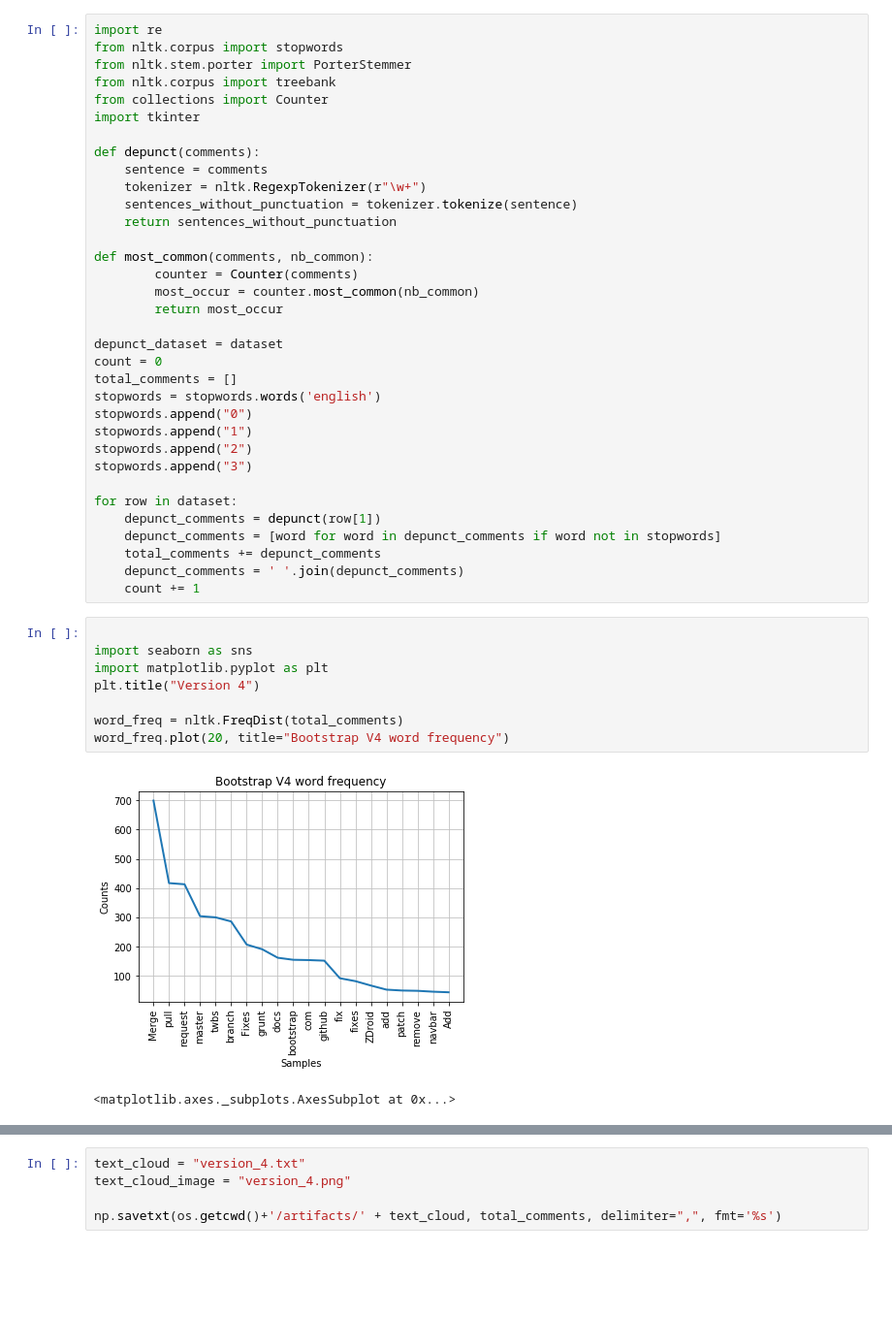
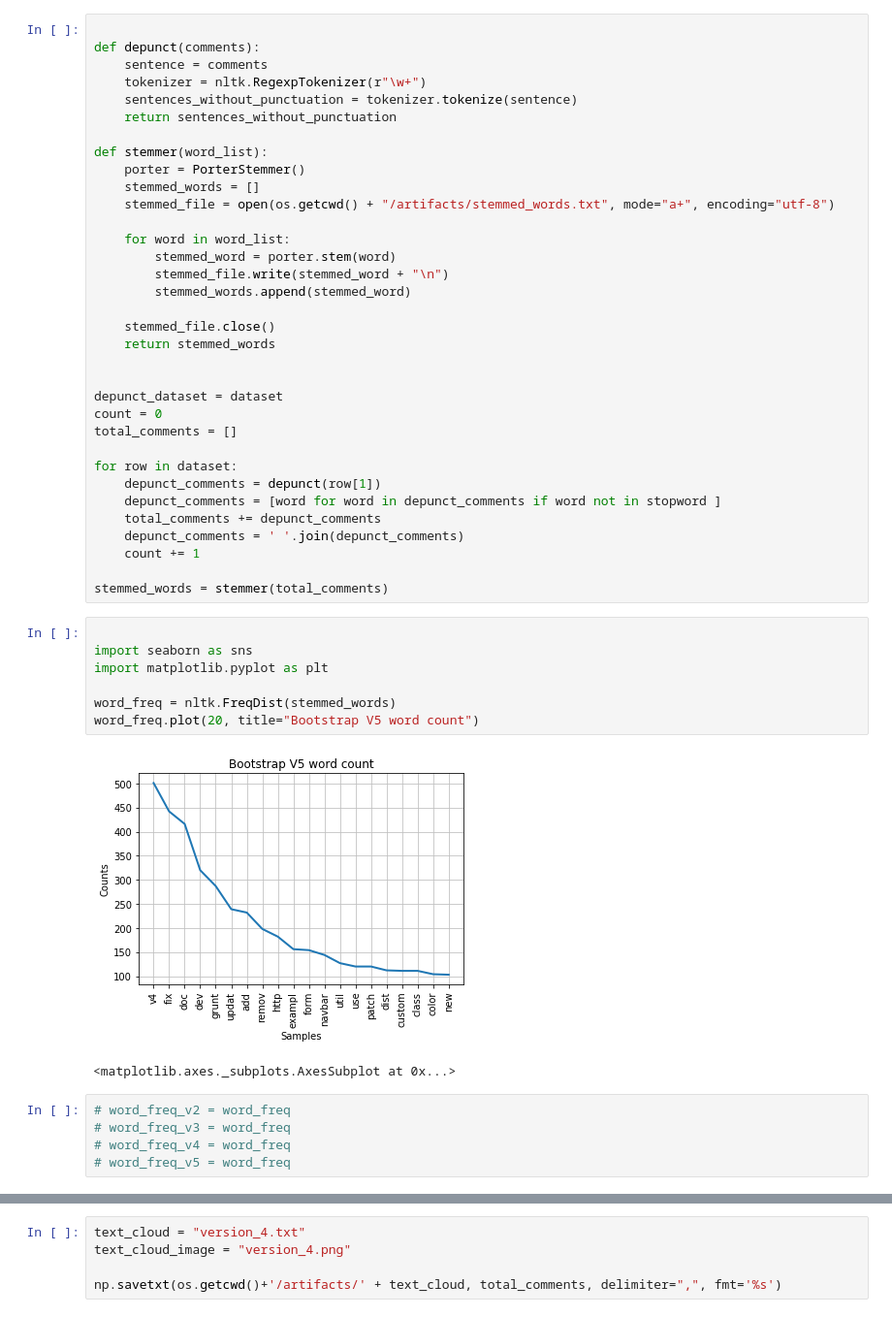
Before and after one commit to thepinkturtle/polymorphic_categon, a Jupyter notebook: nlp.ipynb, the cells around one changed output, grey strips where cells are left out. Shown at 97% size. Drawn from its saved outputs; the diff is of its cells as text; blank space fills up the shorter version.

```diff
--- a/nlp.ipynb
+++ b/nlp.ipynb
@@ -15,12 +38,6 @@ for row in dataset:
     dataset[count,0] = str(row[0]).replace('Mark Otto, ', '')
     count += 1
 # %%
-import re
-from nltk.corpus import stopwords
-from nltk.stem.porter import PorterStemmer
-from nltk.corpus import treebank
-from collections import Counter
-import tkinter
 
 def depunct(comments):
     sentence = comments
@@ -28,34 +45,44 @@ def depunct(comments):
     sentences_without_punctuation = tokenizer.tokenize(sentence)
     return sentences_without_punctuation
 
-def most_common(comments, nb_common):
-        counter = Counter(comments)
-        most_occur = counter.most_common(nb_common)
-        return most_occur
+def stemmer(word_list):
+    porter = PorterStemmer()
+    stemmed_words = []
+    stemmed_file = open(os.getcwd() + "/artifacts/stemmed_words.txt", mode="a+", encoding="utf-8")
+
+    for word in word_list:
+        stemmed_word = porter.stem(word)
+        stemmed_file.write(stemmed_word + "\n")
+        stemmed_words.append(stemmed_word)
+
+    stemmed_file.close()
+    return stemmed_words
+
 
 depunct_dataset = dataset
 count = 0
 total_comments = []
-stopwords = stopwords.words('english')
-stopwords.append("0")
-stopwords.append("1")
-stopwords.append("2")
-stopwords.append("3")
 
 for row in dataset:
     depunct_comments = depunct(row[1])
-    depunct_comments = [word for word in depunct_comments if word not in stopwords]
+    depunct_comments = [word for word in depunct_comments if word not in stopword ]
     total_comments += depunct_comments
     depunct_comments = ' '.join(depunct_comments)
     count += 1
+
+stemmed_words = stemmer(total_comments)
 # %%
 
 import seaborn as sns
 import matplotlib.pyplot as plt
-plt.title("Version 4")
 
-word_freq = nltk.FreqDist(total_comments)
-word_freq.plot(20, title="Bootstrap V4 word frequency")
+word_freq = nltk.FreqDist(stemmed_words)
+word_freq.plot(20, title="Bootstrap V5 word count")
 # %% [output]
-[figure, old version]
+[figure, new version]
 <matplotlib.axes._subplots.AxesSubplot at 0x...>
+# %%
+# word_freq_v2 = word_freq
+# word_freq_v3 = word_freq
+# word_freq_v4 = word_freq
+# word_freq_v5 = word_freq
```
Also changed, not shown: parts of 4 cells of this notebook, 2 other files.
